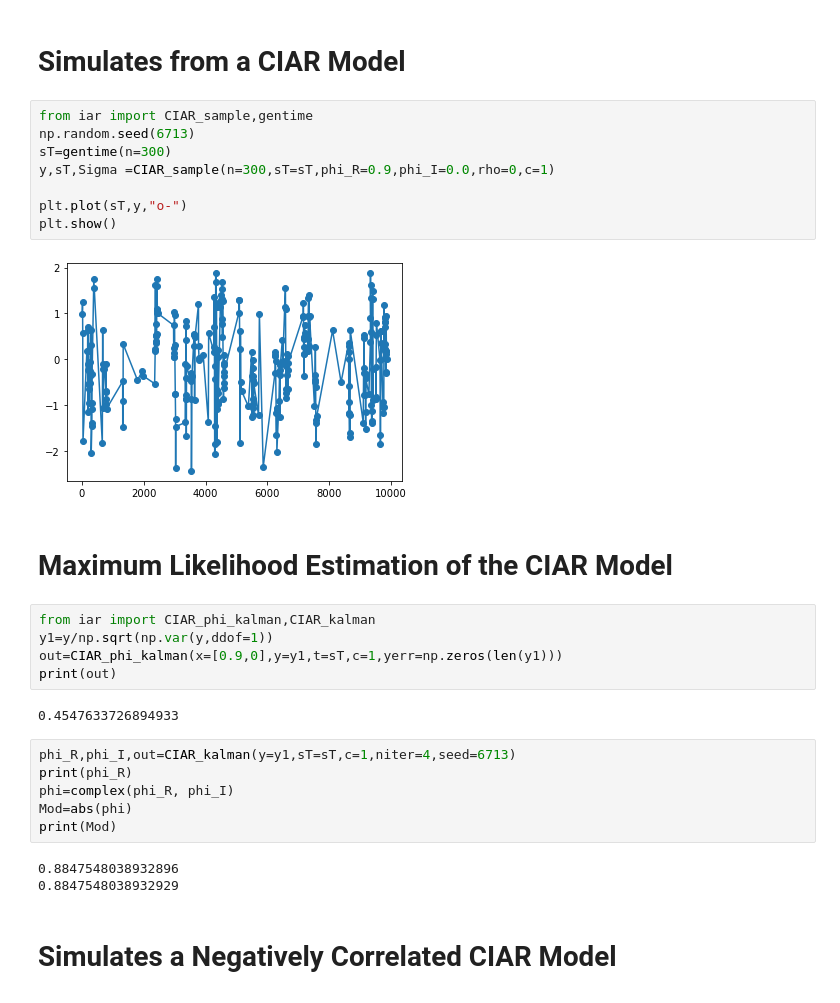
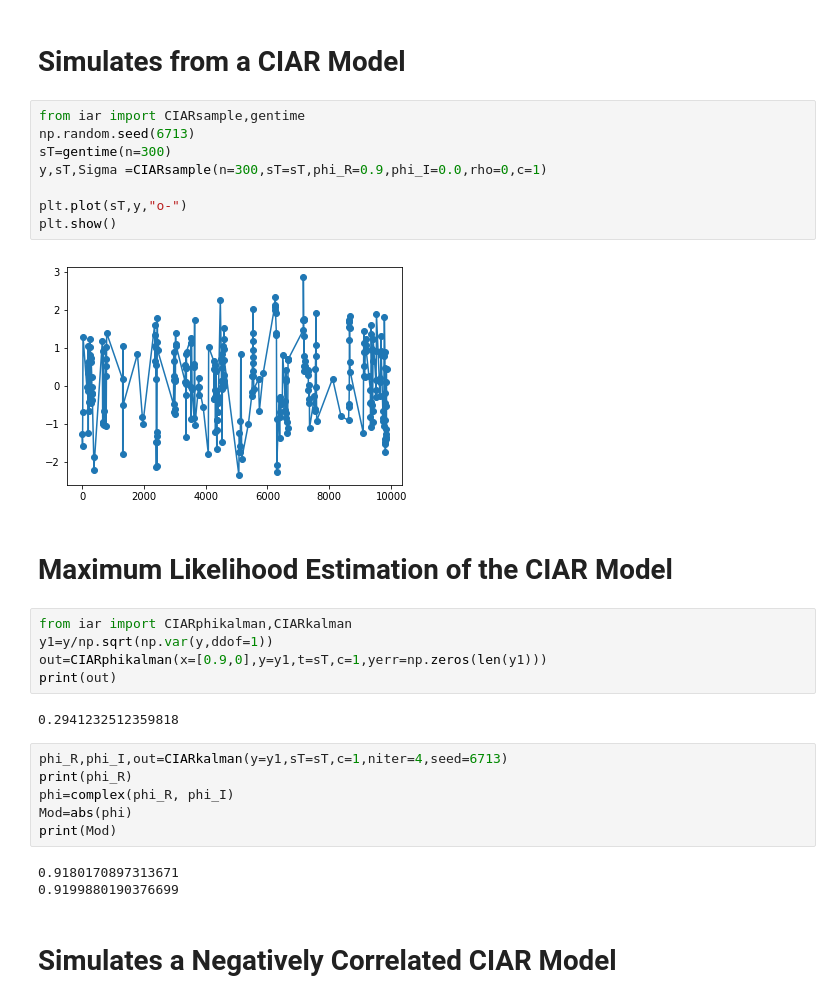
Before and after one commit to felipeelorrieta/iAR, a Jupyter notebook: examples/CIAR_demo.ipynb, the cells around one changed output. Drawn from its saved outputs; the diff is of its cells as text.

```diff
--- a/examples/CIAR_demo.ipynb
+++ b/examples/CIAR_demo.ipynb
@@ -12,33 +12,33 @@ iAR version:
 # %% [markdown]
 # Simulates from a CIAR Model
 # %%
-from iar import CIAR_sample,gentime
+from iar import CIARsample,gentime
 np.random.seed(6713)
 sT=gentime(n=300)
-y,sT,Sigma =CIAR_sample(n=300,sT=sT,phi_R=0.9,phi_I=0.0,rho=0,c=1)
+y,sT,Sigma =CIARsample(n=300,sT=sT,phi_R=0.9,phi_I=0.0,rho=0,c=1)
 
 plt.plot(sT,y,"o-")
 plt.show()
 # %% [output]
-[figure, old version]
+[figure, new version]
 # %% [markdown]
 # Maximum Likelihood Estimation of the CIAR Model
 # %%
-from iar import CIAR_phi_kalman,CIAR_kalman
+from iar import CIARphikalman,CIARkalman
 y1=y/np.sqrt(np.var(y,ddof=1))
-out=CIAR_phi_kalman(x=[0.9,0],y=y1,t=sT,c=1,yerr=np.zeros(len(y1)))
+out=CIARphikalman(x=[0.9,0],y=y1,t=sT,c=1,yerr=np.zeros(len(y1)))
 print(out)
 # %% [output]
-0.4547633726894933
+0.2941232512359818
 # %%
-phi_R,phi_I,out=CIAR_kalman(y=y1,sT=sT,c=1,niter=4,seed=6713)
+phi_R,phi_I,out=CIARkalman(y=y1,sT=sT,c=1,niter=4,seed=6713)
 print(phi_R)
 phi=complex(phi_R, phi_I)
 Mod=abs(phi)
 print(Mod)
 # %% [output]
-0.8847548038932896
-0.8847548038932929
+0.9180170897313671
+0.9199880190376699
 # %% [markdown]
 # Simulates a Negatively Correlated CIAR Model
 # %%
```
Also changed, not shown: parts of 7 cells of this notebook, 3 other files.
